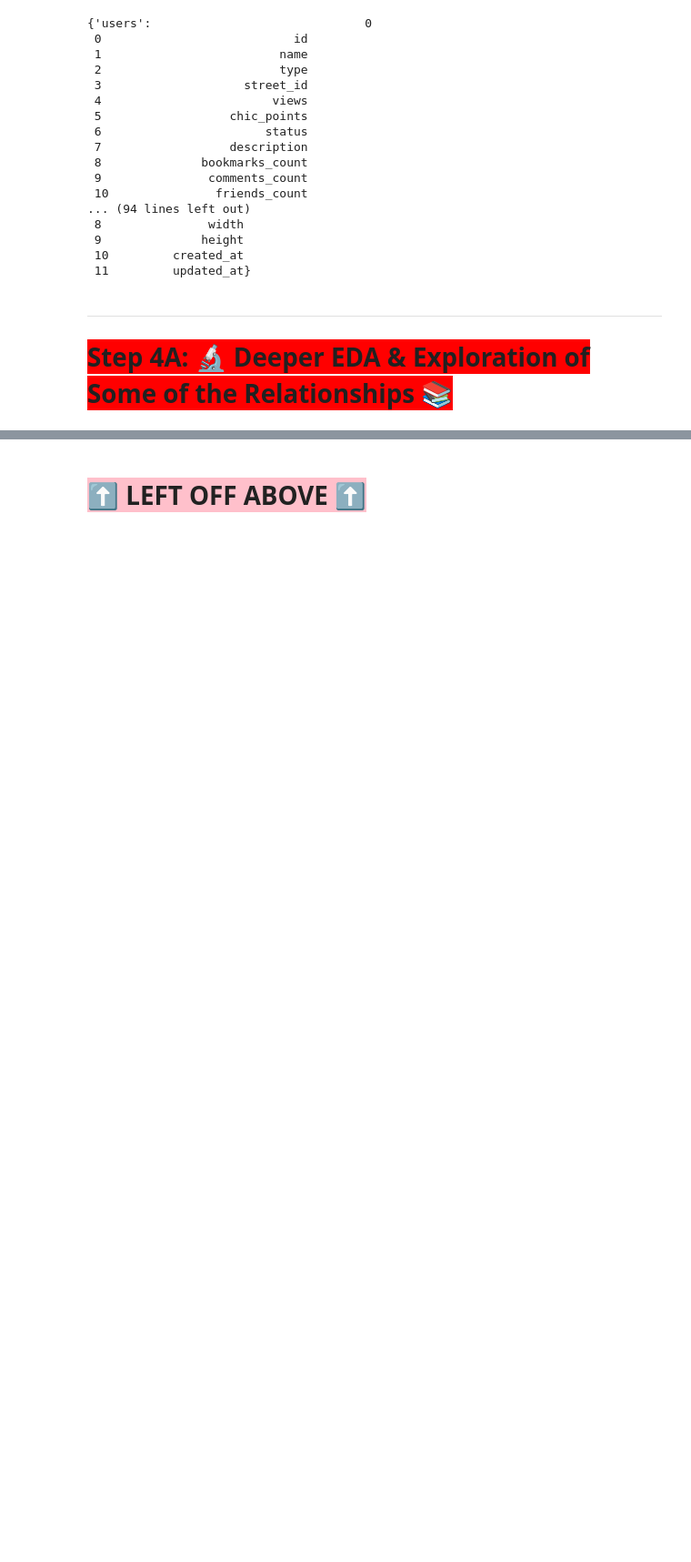
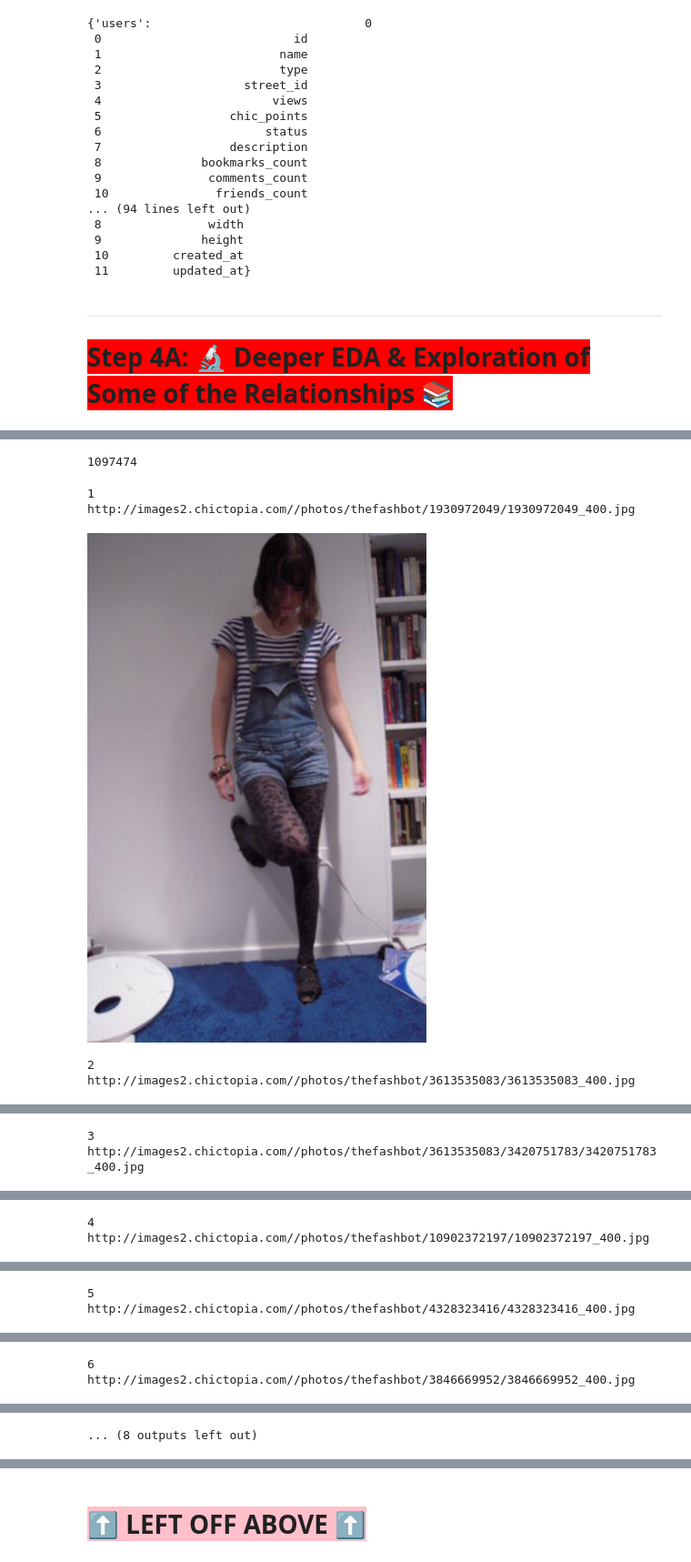
Before and after one commit to StyleVerse/Outfit-Recommender, a Jupyter notebook: notebooks/Step2_EDA/Step2_EDA_PaperDolls.ipynb, the cells around one changed output, grey strips where cells are left out. Shown at 91% size. Saved outputs shown, nothing was run; the diff lists cells and outputs as text; code cells hidden in the pictures; blank space fills up the shorter version.

Commit message:
Completed first set of analytical queries, image previews -- just need to complete the high level charts for PaperDolls dataset

```diff
--- a/notebooks/Step2_EDA/Step2_EDA_PaperDolls.ipynb
+++ b/notebooks/Step2_EDA/Step2_EDA_PaperDolls.ipynb
@@ -464,0 +614,53 @@ color_taggings_sample.sample(n=10)
+# %%
+# This part of the code is adopted from the example_usage notebook
+# https://bit.ly/3kxRN5d
+
+class PhotoData(object):
+    def __init__(self, path):
+        self.env = lmdb.open(
+            path, map_size=2**36, readonly=True, lock=False
+        )
+
+    def __iter__(self):
+        with self.env.begin() as t:
+            with t.cursor() as c:
+                for key, value in c:
+                    yield key, value
+
+    def __getitem__(self, index):
+        key = str(index).encode('ascii')
+        with self.env.begin() as t:
+            data = t.get(key)
+        if not data:
+            return None
+        with io.BytesIO(data) as f:
+            image = Image.open(f)
+            image.load()
+            return image
+
+    def __len__(self):
+        return self.env.stat()['entries']
+# %%
+# This part of the code is adopted from the example_usage notebook
+# https://bit.ly/3kxRN5d
+# There should be 1.09 Million photos
+
+photo_data = PhotoData('/Volumes/MiniGator/Projects/Datasets/Paperdoll/data/chictopia/photos/photos.lmdb')
+print(len(photo_data))
+# %% [output]
+1097474
+# %%
+# This part of the code is adopted from the example_usage notebook
+# https://bit.ly/3kxRN5d
+
+for i in range(10):
+    photo = photos.iloc[i]
+    print(photo.id)
+    print(photo.url)
+    display(photo_data[photo.id])
+# %% [output]
+1
+http://images2.chictopia.com//photos/thefashbot/1930972049/1930972049_400.jpg
+[figure, added]
+2
+http://images2.chictopia.com//photos/thefashbot/3613535083/3613535083_400.jpg
@@ -464,0 +668,2 @@ color_taggings_sample.sample(n=10)
+3
+http://images2.chictopia.com//photos/thefashbot/3613535083/3420751783/3420751783_400.jpg
@@ -464,0 +671,2 @@ color_taggings_sample.sample(n=10)
+4
+http://images2.chictopia.com//photos/thefashbot/10902372197/10902372197_400.jpg
@@ -464,0 +674,2 @@ color_taggings_sample.sample(n=10)
+5
+http://images2.chictopia.com//photos/thefashbot/4328323416/4328323416_400.jpg
@@ -464,0 +677,2 @@ color_taggings_sample.sample(n=10)
+6
+http://images2.chictopia.com//photos/thefashbot/3846669952/3846669952_400.jpg
@@ -464,0 +680 @@ color_taggings_sample.sample(n=10)
+... (8 outputs left out)
```
Also changed, not shown: parts of 84 cells of this notebook.
